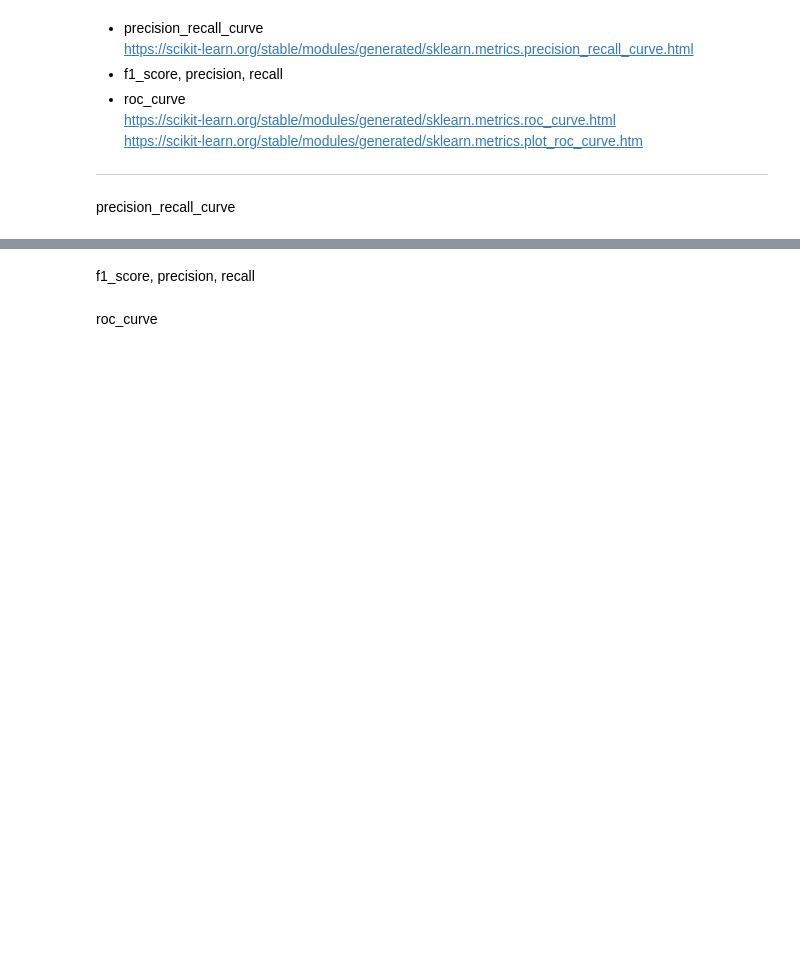
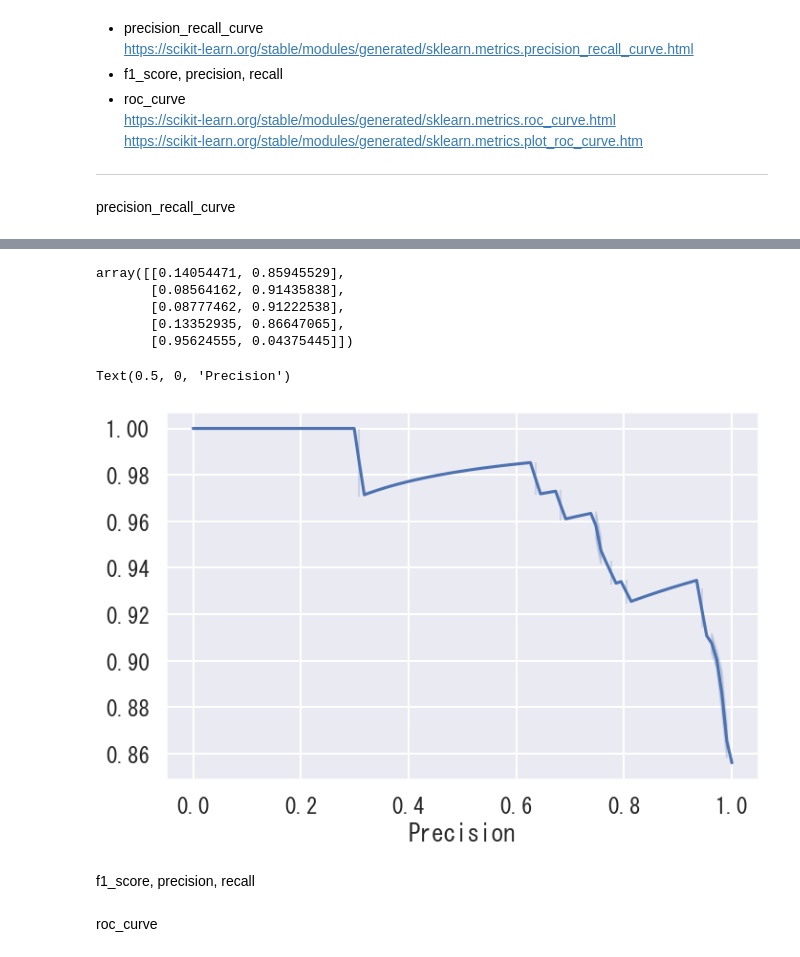
Before and after one commit to arata234/DataScience, a Jupyter notebook: model/10_Classification_models_blank.ipynb, the cells around one changed output, grey strips where cells are left out. Saved outputs shown, nothing was run; the diff lists cells and outputs as text; code cells hidden in the pictures; blank space fills up the shorter version.

```diff
--- a/model/10_Classification_models_blank.ipynb
+++ b/model/10_Classification_models_blank.ipynb
@@ -363,3 +492,8 @@ confusion matrix（混同行列）
 ---
 # %% [markdown]
 precision_recall_curve
+# %%
+model = SVC(probability=True)
+model.fit(X_train, y_train)
+pred = model.predict(X_test)
+print(classification_report(y_test, pred))
@@ -365,0 +509,9 @@ precision_recall_curve
+# %%
+prob = model.predict_proba(X_test)
+prob[:5]
+# %% [output]
+array([[0.14054471, 0.85945529],
+       [0.08564162, 0.91435838],
+       [0.08777462, 0.91222538],
+       [0.13352935, 0.86647065],
+       [0.95624555, 0.04375445]])
@@ -366,2 +522,12 @@ precision_recall_curve
+# %%
+precision, recall, threshold = precision_recall_curve(y_test, prob[:,1])
+# %%
+plt.figure(figsize=(8, 5))
+sns.lineplot(x=recall, y=precision)
+plt.xlabel('Recall')
+plt.xlabel('Precision')
+# %% [output]
+Text(0.5, 0, 'Precision')
+[figure, added]
 # %% [markdown]
 f1_score, precision, recall
```
Also changed, not shown: parts of 30 cells of this notebook.
